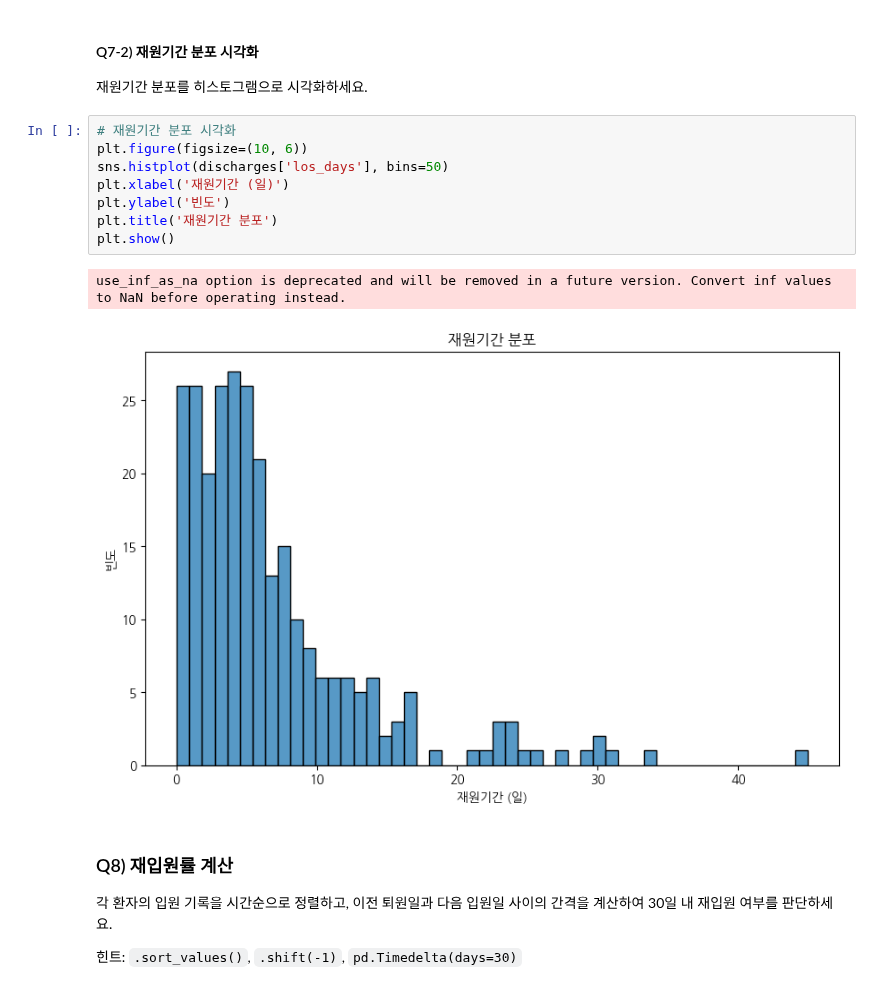
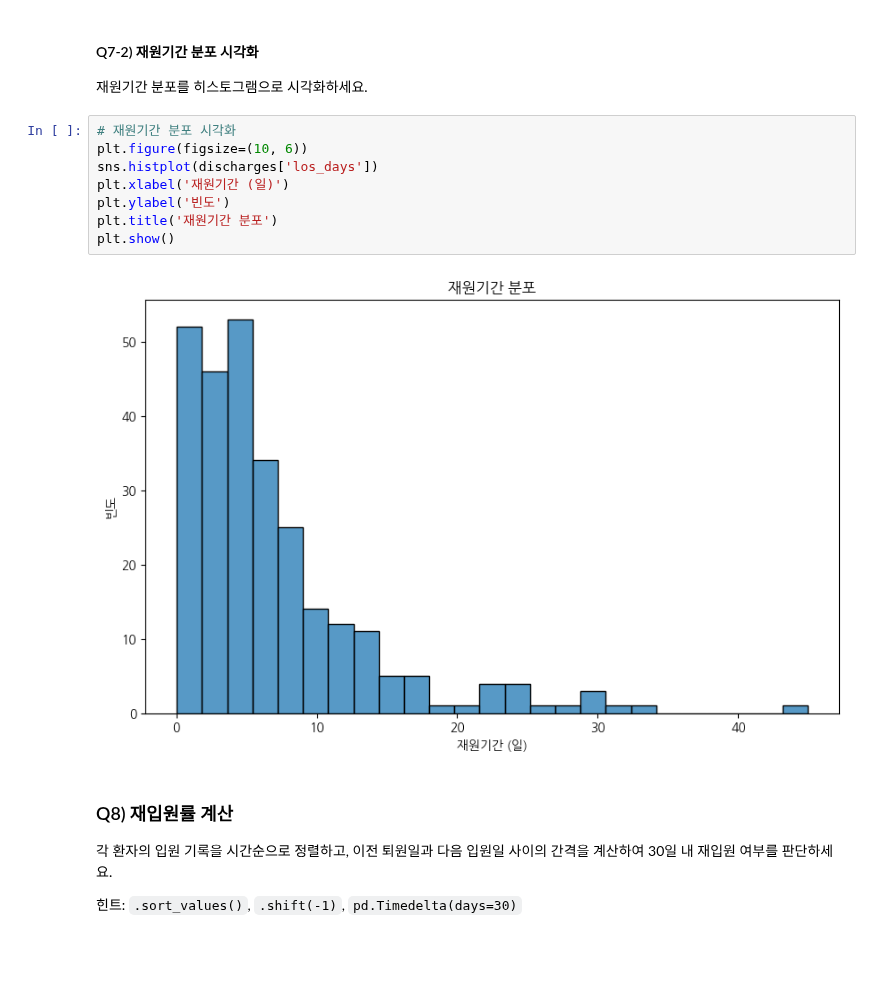
Before and after one commit to sarahjang15/MIMIC-IV_Data_Analysis, a Jupyter notebook: MIMIC_IV_Tutorial.ipynb, the cells around one changed output. Drawn from its saved outputs; the diff is of its cells as text; blank space fills up the shorter version.

```diff
--- a/MIMIC_IV_Tutorial.ipynb
+++ b/MIMIC_IV_Tutorial.ipynb
@@ -375,14 +433,13 @@ Name: los_days, dtype: float64
 # %%
 # 재원기간 분포 시각화
 plt.figure(figsize=(10, 6))
-sns.histplot(discharges['los_days'], bins=50)
+sns.histplot(discharges['los_days'])
 plt.xlabel('재원기간 (일)')
 plt.ylabel('빈도')
 plt.title('재원기간 분포')
 plt.show()
 # %% [output]
-use_inf_as_na option is deprecated and will be removed in a future version. Convert inf values to NaN before operating instead.
-[figure, old version]
+[figure, new version]
 # %% [markdown]
 ### Q8) 재입원률 계산
 
```
Also changed, not shown: parts of 46 cells of this notebook.
